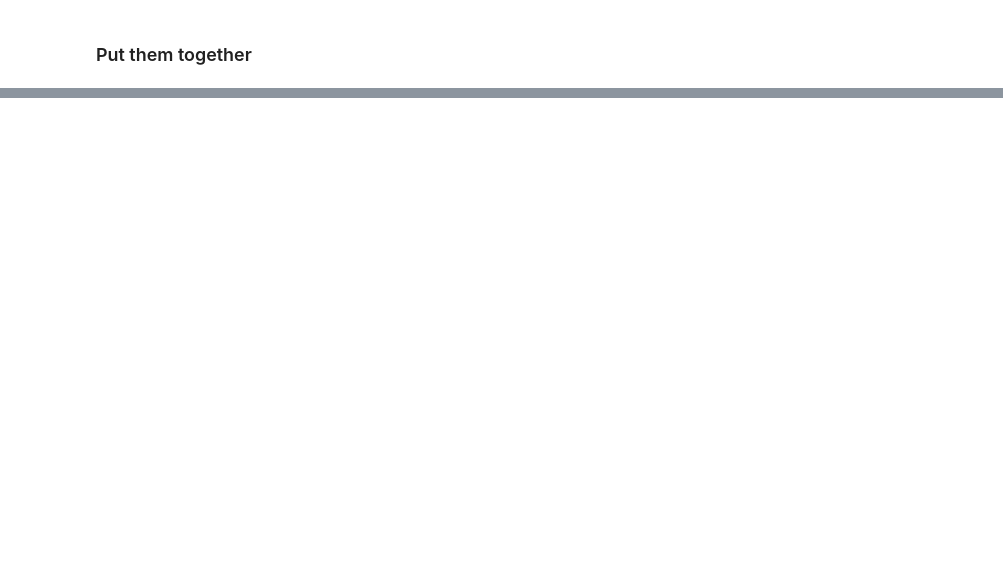
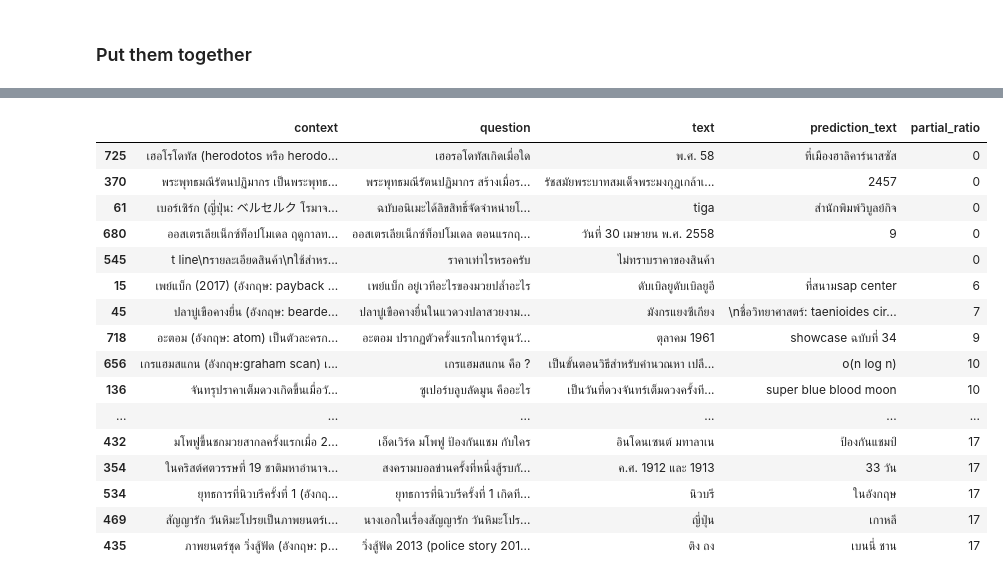
Before and after one commit to vistec-AI/thai2transformers, a Jupyter notebook: notebooks/train_question_answering_lm_finetuning.ipynb, the cells around one changed output, grey strips where cells are left out. Saved outputs shown, nothing was run; the diff lists cells and outputs as text; code cells hidden in the pictures; blank space fills up the shorter version.

```diff
--- a/notebooks/train_question_answering_lm_finetuning.ipynb
+++ b/notebooks/train_question_answering_lm_finetuning.ipynb
@@ -1293,0 +1334,20 @@ question_answering_metrics(datasets['test'], trainer)
+# %%
+df.head(20) #most likely wrong answers
+# %% [output]
+|  | context | question | text | prediction_text | partial_ratio |
+| 725 | เฮอโรโดทัส (herodotos หรือ herodo... | เฮอรอโดทัสเกิดเมื่อใด | พ.ศ. 58 | ที่เมืองฮาลิคาร์นาสซัส | 0 |
+| 370 | พระพุทธมณีรัตนปฏิมากร เป็นพระพุทธ... | พระพุทธมณีรัตนปฏิมากร สร้างเมื่อร... | รัชสมัยพระบาทสมเด็จพระมงกุฏเกล้าเ... | 2457 | 0 |
+| 61 | เบอร์เซิร์ก (ญี่ปุ่น: ベルセルク โรมาจ... | ฉบับอนิเมะได้ลิขสิทธิ์จัดจำหน่ายโ... | tiga | สำนักพิมพ์วิบูลย์กิจ | 0 |
+| 680 | ออสเตรเลียเน็กซ์ท็อปโมเดล ฤดูกาลท... | ออสเตรเลียเน็กซ์ท็อปโมเดล ตอนแรกฤ... | วันที่ 30 เมษายน พ.ศ. 2558 | 9 | 0 |
+| 545 | t line\nรายละเอียดสินค้า\nใช้สำหร... | ราคาเท่าไรหรอครับ | ไม่ทราบราคาของสินค้า |  | 0 |
+| 15 | เพย์แบ็ก (2017) (อังกฤษ: payback ... | เพย์แบ็ก อยู่เวทีอะไรของมวยปล้ำอะไร | ดับเบิลยูดับเบิลยูอี | ที่สนามsap center | 6 |
+| 45 | ปลาบู่เขือคางยื่น (อังกฤษ: bearde... | ปลาบู่เขือคางยื่นในแวดวงปลาสวยงาม... | มังกรแยงซีเกียง | \nชื่อวิทยาศาสตร์: taenioides cir... | 7 |
+| 718 | อะตอม (อังกฤษ: atom) เป็นตัวละครก... | อะตอม ปรากฏตัวครั้งแรกในการ์ตูนวั... | ตุลาคม 1961 | showcase ฉบับที่ 34 | 9 |
+| 656 | เกรแฮมสแกน (อังกฤษ:graham scan) เ... | เกรแฮมสแกน คือ ? | เป็นขั้นตอนวิธีสำหรับคำนวณหา เปลื... | o(n log n) | 10 |
+| 136 | จันทรุปราคาเต็มดวงเกิดขึ้นเมื่อวั... | ซูเปอร์บลูบลัดมูน คืออะไร | เป็นวันที่ดวงจันทร์เต็มดวงครั้งที... | super blue blood moon | 10 |
+| ... | ... | ... | ... | ... | ... |
+| 432 | มโพฟูขึ้นชกมวยสากลครั้งแรกเมื่อ 2... | เอ็ดเวิร์ด มโพฟู ป้องกันแชม กับใคร | อินโดนเซนต์ มทาลาเน | ป้องกันแชมป์ | 17 |
+| 354 | ในคริสต์ศตวรรษที่ 19 ชาติมหาอำนาจ... | สงครามบอลข่านครั้งที่หนึ่งสู้รบกั... | ค.ศ. 1912 และ 1913 | 33 วัน | 17 |
+| 534 | ยุทธการที่นิวบรีครั้งที่ 1 (อังกฤ... | ยุทธการที่นิวบรีครั้งที่ 1 เกิดที... | นิวบรี | ในอังกฤษ | 17 |
+| 469 | สัญญารัก วันหิมะโปรยเป็นภาพยนตร์เ... | นางเอกในเรื่องสัญญารัก วันหิมะโปร... | ญี่ปุ่น | เกาหลี | 17 |
+| 435 | ภาพยนตร์ชุด วิ่งสู้ฟัด (อังกฤษ: p... | วิ่งสู้ฟัด 2013 (police story 201... | ติง ถง | เบนนี่ ชาน | 17 |
```
Also changed, not shown: parts of 21 cells of this notebook, 1 other file.
